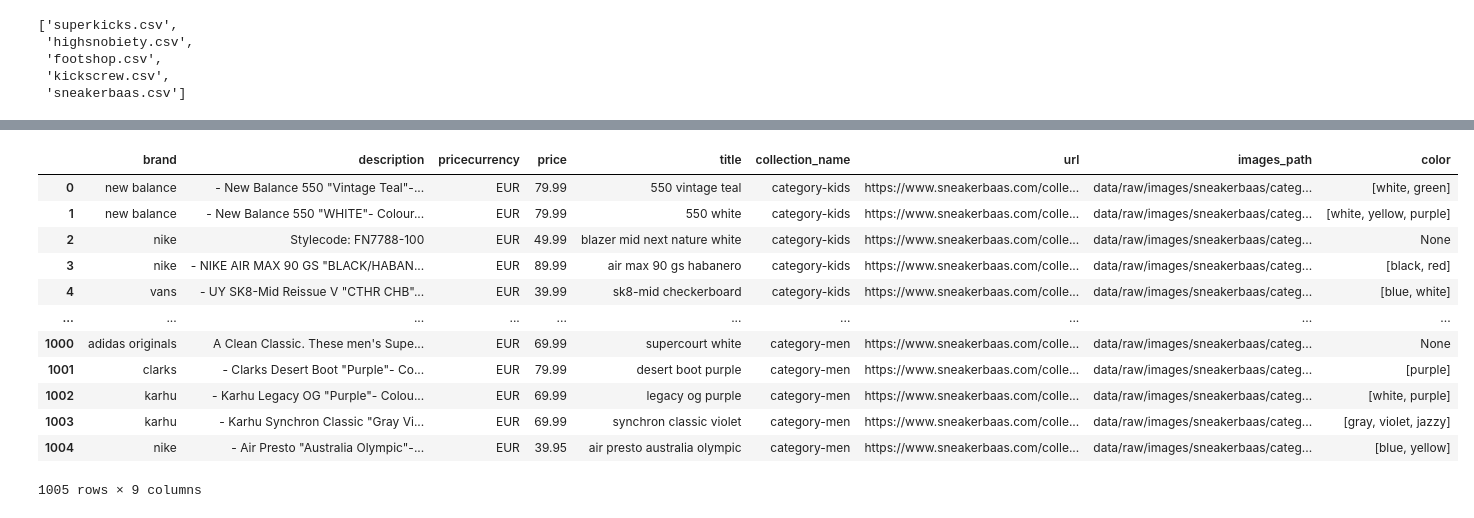
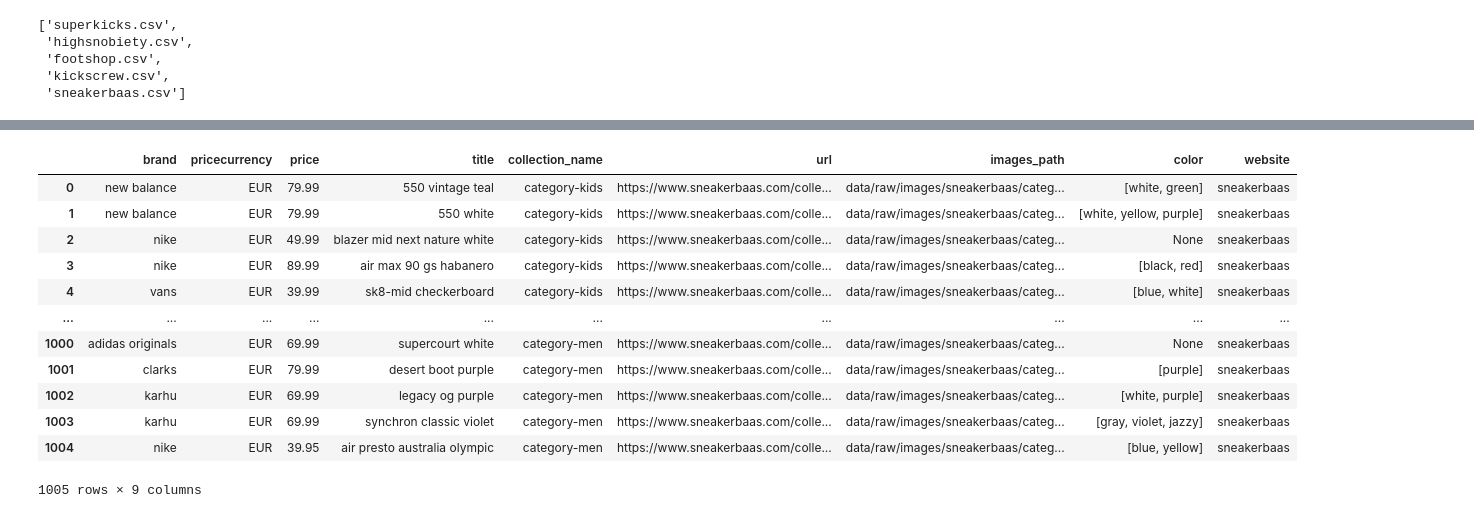
Before and after one commit to miem-refugees/sneakers-ml, a Jupyter notebook: notebooks/merger/merger.ipynb, the cells around one changed output, grey strips where cells are left out. Cells and saved outputs as stored; diff of their text form; code cells hidden in the pictures.

```diff
--- a/notebooks/merger/merger.ipynb
+++ b/notebooks/merger/merger.ipynb
@@ -6,5 +15,7 @@ from pathlib import Path
 import re
 import numpy as np
 
-color_words = open("notebooks/merger/color_words.txt", "r").readlines()
+metadata_path = "data/raw/metadata"
+color_path = "notebooks/merger/color_words.txt"
+color_words = open(color_path, "r").readlines()
 color_words = set([word.strip().lower() for word in color_words])
@@ -13,5 +22,5 @@ path = "data/raw/metadata"
 # %%
-discovered_datasets = os.listdir(path)
+discovered_datasets = os.listdir(metadata_path)
 discovered_datasets
 # %% [output]
 ['superkicks.csv',
@@ -22,7 +31,7 @@ discovered_datasets
 # %%
 try:
     datasets = {
-        source: pd.read_csv(str(Path(path, source))) for source in discovered_datasets
+        source: pd.read_csv(str(Path(metadata_path, source))) for source in discovered_datasets
     }
     assert len(datasets) > 0
 except FileNotFoundError as err:
@@ -95,40 +112,47 @@ format_superkicks_dataset(datasets["superkicks.csv"])
 # %%
 def format_sneakerbaas_dataset(raw_df: pd.DataFrame):
-
     def extract_colors(input_string):
         if pd.notnull(input_string):
             match = re.search(r'(Colour|Colours|Colors|Color|Kleur): (.*?)(?:-|$)', input_string, re.IGNORECASE)
             if match:
                 colors = match.group(2).strip()
                 colors = colors.replace("/", " ").lower().split()
                 return list(dict.fromkeys(colors))
             else:
                 return None
         else:
             return None
+
     df = raw_df.drop(["collection_url"], axis=1)
 
     df["color"] = df["description"].apply(extract_colors)
 
     df["brand"] = df["brand"].apply(lambda x: " ".join(x.split()))
     df["title"] = df["title"].apply(lambda x: " ".join(x.split()))
 
 
+    df = df.drop("description", axis=1)
+
+    df["website"] = "sneakerbaas"
+
+    df = df.drop_duplicates(subset=["title", "collection_name","url"])
+
     return df
 
+
 format_sneakerbaas_dataset(datasets["sneakerbaas.csv"])
 # %% [output]
-|  | brand | description | pricecurrency | price | title | collection_name | url | images_path | color |
-| 0 | new balance | - New Balance 550 "Vintage Teal"-... | EUR | 79.99 | 550 vintage teal | category-kids | https://www.sneakerbaas.com/colle... | data/raw/images/sneakerbaas/categ... | [white, green] |
-| 1 | new balance | - New Balance 550 "WHITE"- Colour... | EUR | 79.99 | 550 white | category-kids | https://www.sneakerbaas.com/colle... | data/raw/images/sneakerbaas/categ... | [white, yellow, purple] |
-| 2 | nike | Stylecode: FN7788-100 | EUR | 49.99 | blazer mid next nature white | category-kids | https://www.sneakerbaas.com/colle... | data/raw/images/sneakerbaas/categ... | None |
-| 3 | nike | - NIKE AIR MAX 90 GS "BLACK/HABAN... | EUR | 89.99 | air max 90 gs habanero | category-kids | https://www.sneakerbaas.com/colle... | data/raw/images/sneakerbaas/categ... | [black, red] |
-| 4 | vans | - UY SK8-Mid Reissue V "CTHR CHB"... | EUR | 39.99 | sk8-mid checkerboard | category-kids | https://www.sneakerbaas.com/colle... | data/raw/images/sneakerbaas/categ... | [blue, white] |
+|  | brand | pricecurrency | price | title | collection_name | url | images_path | color | website |
+| 0 | new balance | EUR | 79.99 | 550 vintage teal | category-kids | https://www.sneakerbaas.com/colle... | data/raw/images/sneakerbaas/categ... | [white, green] | sneakerbaas |
+| 1 | new balance | EUR | 79.99 | 550 white | category-kids | https://www.sneakerbaas.com/colle... | data/raw/images/sneakerbaas/categ... | [white, yellow, purple] | sneakerbaas |
+| 2 | nike | EUR | 49.99 | blazer mid next nature white | category-kids | https://www.sneakerbaas.com/colle... | data/raw/images/sneakerbaas/categ... | None | sneakerbaas |
+| 3 | nike | EUR | 89.99 | air max 90 gs habanero | category-kids | https://www.sneakerbaas.com/colle... | data/raw/images/sneakerbaas/categ... | [black, red] | sneakerbaas |
+| 4 | vans | EUR | 39.99 | sk8-mid checkerboard | category-kids | https://www.sneakerbaas.com/colle... | data/raw/images/sneakerbaas/categ... | [blue, white] | sneakerbaas |
 | ... | ... | ... | ... | ... | ... | ... | ... | ... | ... |
-| 1000 | adidas originals | A Clean Classic. These men's Supe... | EUR | 69.99 | supercourt white | category-men | https://www.sneakerbaas.com/colle... | data/raw/images/sneakerbaas/categ... | None |
-| 1001 | clarks | - Clarks Desert Boot "Purple"- Co... | EUR | 79.99 | desert boot purple | category-men | https://www.sneakerbaas.com/colle... | data/raw/images/sneakerbaas/categ... | [purple] |
-| 1002 | karhu | - Karhu Legacy OG "Purple"- Colou... | EUR | 69.99 | legacy og purple | category-men | https://www.sneakerbaas.com/colle... | data/raw/images/sneakerbaas/categ... | [white, purple] |
-| 1003 | karhu | - Karhu Synchron Classic "Gray Vi... | EUR | 69.99 | synchron classic violet | category-men | https://www.sneakerbaas.com/colle... | data/raw/images/sneakerbaas/categ... | [gray, violet, jazzy] |
-| 1004 | nike | - Air Presto "Australia Olympic"-... | EUR | 39.95 | air presto australia olympic | category-men | https://www.sneakerbaas.com/colle... | data/raw/images/sneakerbaas/categ... | [blue, yellow] |
+| 1000 | adidas originals | EUR | 69.99 | supercourt white | category-men | https://www.sneakerbaas.com/colle... | data/raw/images/sneakerbaas/categ... | None | sneakerbaas |
+| 1001 | clarks | EUR | 79.99 | desert boot purple | category-men | https://www.sneakerbaas.com/colle... | data/raw/images/sneakerbaas/categ... | [purple] | sneakerbaas |
+| 1002 | karhu | EUR | 69.99 | legacy og purple | category-men | https://www.sneakerbaas.com/colle... | data/raw/images/sneakerbaas/categ... | [white, purple] | sneakerbaas |
+| 1003 | karhu | EUR | 69.99 | synchron classic violet | category-men | https://www.sneakerbaas.com/colle... | data/raw/images/sneakerbaas/categ... | [gray, violet, jazzy] | sneakerbaas |
+| 1004 | nike | EUR | 39.95 | air presto australia olympic | category-men | https://www.sneakerbaas.com/colle... | data/raw/images/sneakerbaas/categ... | [blue, yellow] | sneakerbaas |
 1005 rows × 9 columns
 # %%
```
Also changed, not shown: parts of 8 cells of this notebook.
